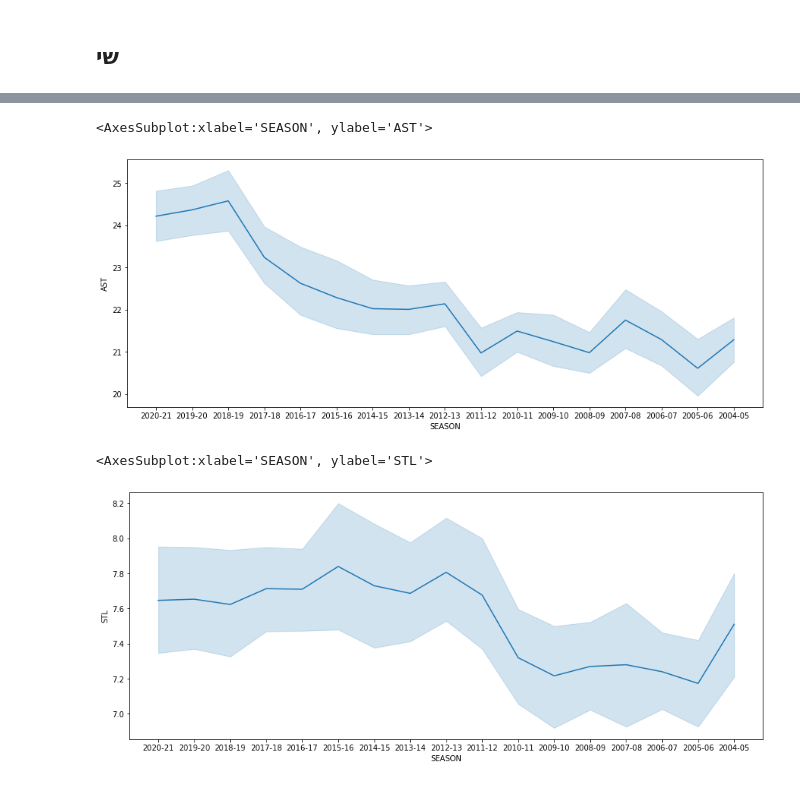
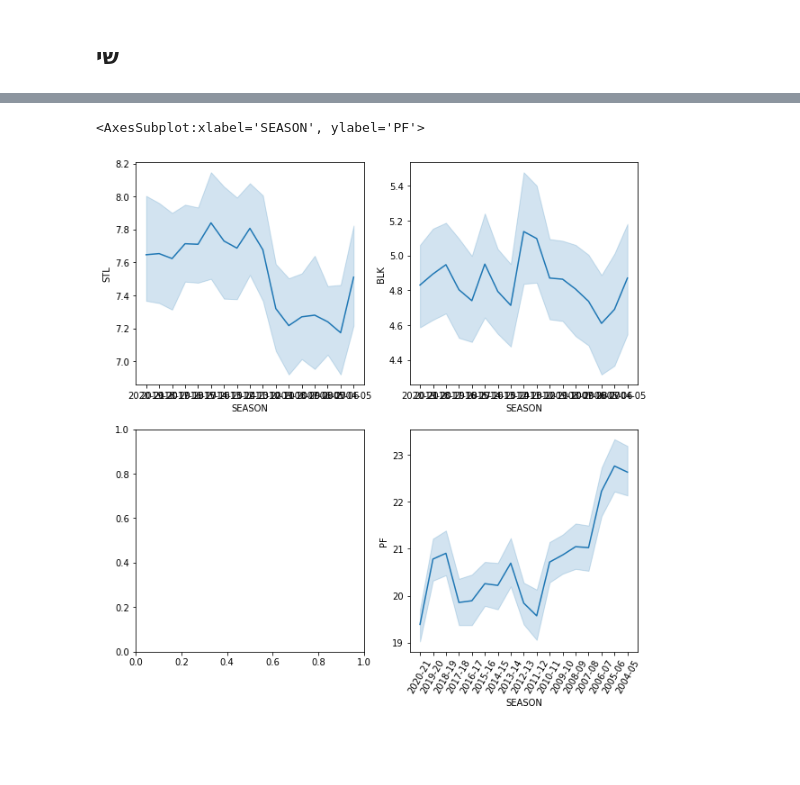
Before and after one commit to eytanmuzafi/data-science, a Jupyter notebook: project.ipynb, the cells around one changed output, grey strips where cells are left out. Cells and saved outputs as stored; diff of their text form; code cells hidden in the pictures; blank space fills up the shorter version.

```diff
--- a/project.ipynb
+++ b/project.ipynb
@@ -112,6 +112,11 @@ nba_stat
 | 508 | 508 | New Orleans Hornets | 82 | 18 | 64 | 0.220 | 48.6 | 88.4 | 33.1 | 80.0 | ... | ... |
 | 509 | 509 | Atlanta Hawks | 82 | 13 | 69 | 0.159 | 48.4 | 92.7 | 35.9 | 81.4 | ... | ... |
 510 rows × 29 columns
+# %%
+nba_stat.rename(index = {"LA Clippers": "Los Angeles Clippers",
+                     "Seattle SuperSonics":"Oklahoma City Thunder","New Jersey Nets": "Brooklyn Nets",
+                     "Charlotte Bobcats":"Charlotte Hornets","New Orleans Hornets": "New Orleans Pelicans","New Orleans/Oklahoma City Hornets": "New Orleans Pelicans"},
+                                 inplace = True)
 # %% [markdown]
 חסרה עמודה של קליעות לשתיים. ניצור אחת כזאת כדי שיהיה יותר נוח.
 # %%
@@ -382,12 +384,10 @@ sns.lineplot(data =nba_stat,x='SEASON',y='REB')
-# %%
-plt.figure(figsize=(15,6))
-sns.lineplot(data =nba_stat,x='SEASON',y='AST')
-# %% [output]
-<AxesSubplot:xlabel='SEASON', ylabel='AST'>
-[figure, removed]
-# %%
-plt.figure(figsize=(15,6))
-sns.lineplot(data =nba_stat,x='SEASON',y='STL')
-# %% [output]
-<AxesSubplot:xlabel='SEASON', ylabel='STL'>
-[figure, removed]
+# %%
+defans=['STL', 'BLK', 'PF']
+fig, axes = plt.subplots(2,2,figsize=(10,10))
+plt.xticks(rotation=60)
+sns.lineplot(data =nba_stat,x='SEASON',y='STL',ax=axes[0,0])
+sns.lineplot(data =nba_stat,x='SEASON',y='BLK',ax=axes[0,1])
+sns.lineplot(data =nba_stat,x='SEASON',y='PF',ax=axes[1,1])
+# %% [output]
+<AxesSubplot:xlabel='SEASON', ylabel='PF'>
+[figure, added]
```
Also changed, not shown: parts of 17 cells of this notebook.
